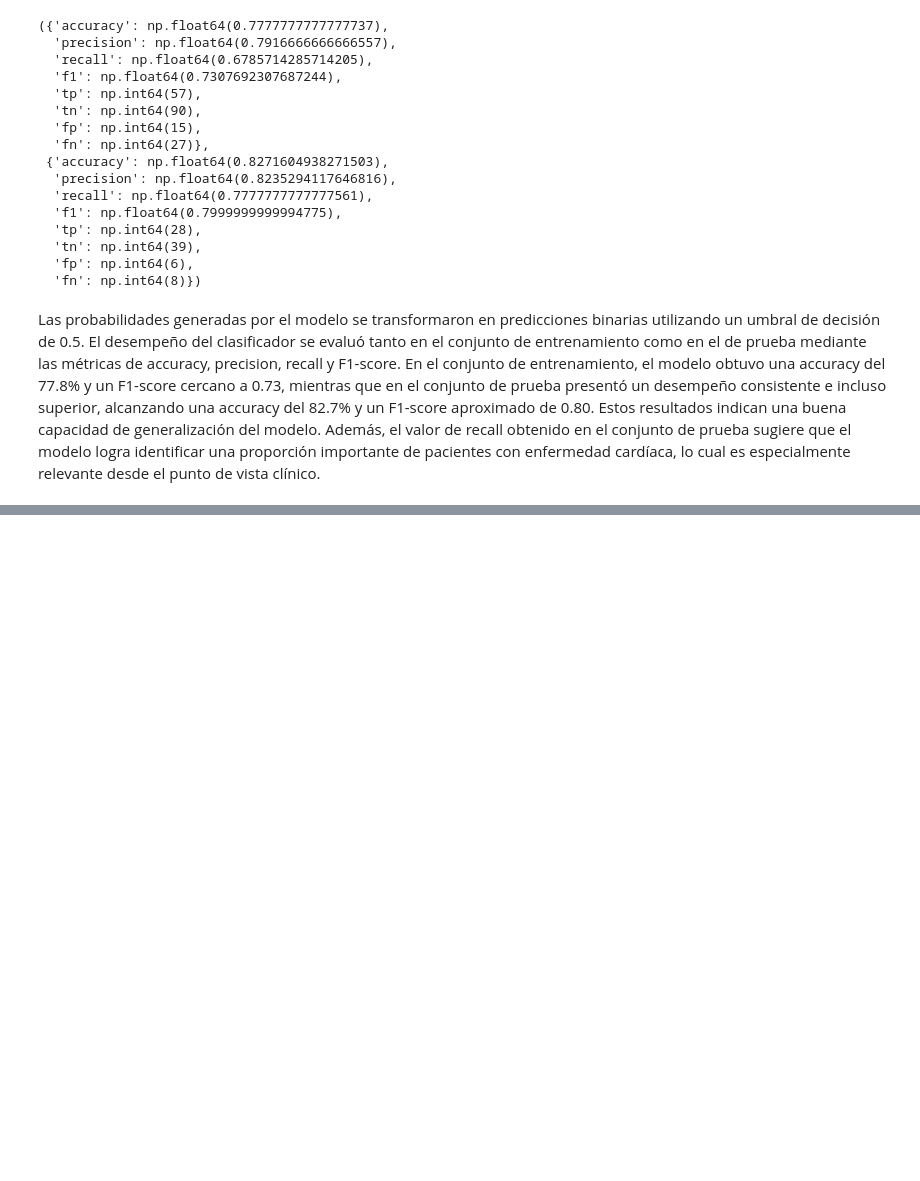
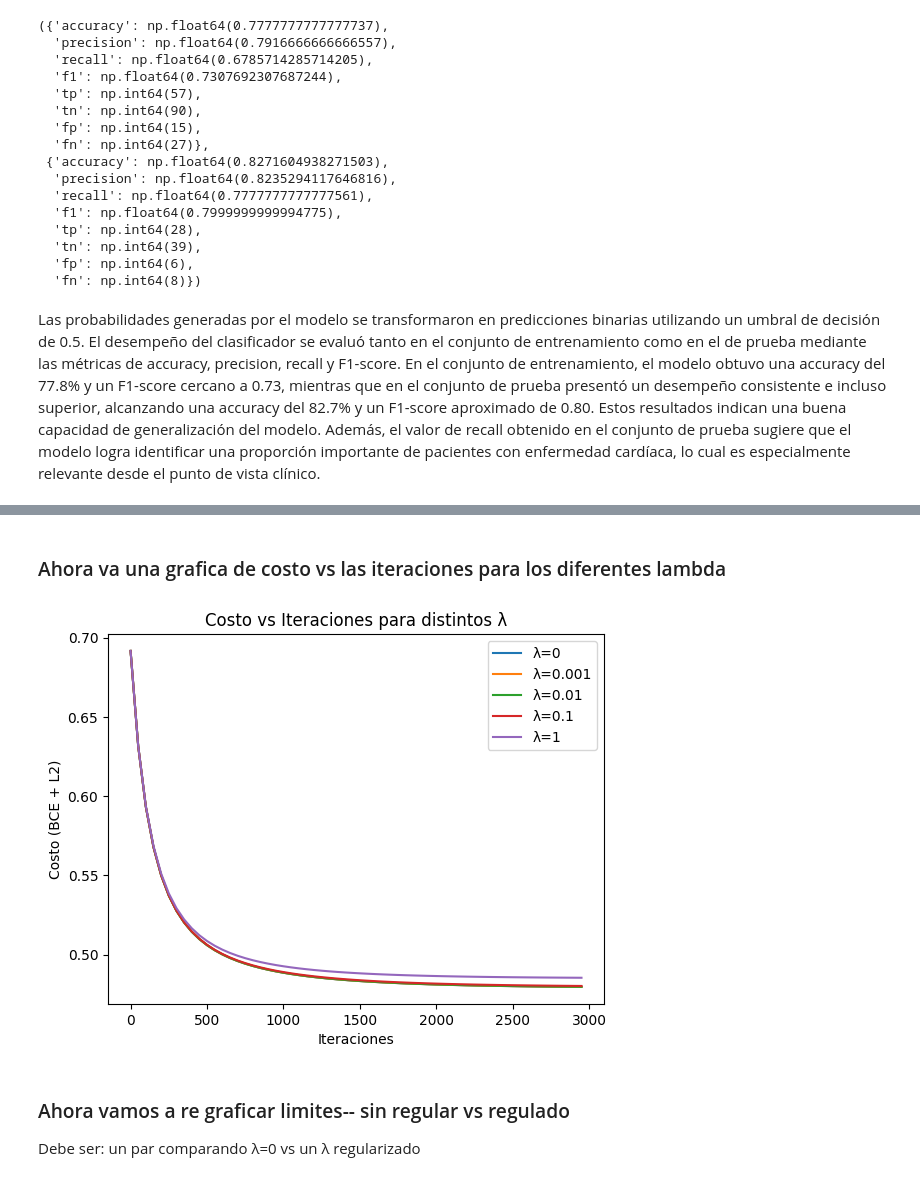
Before and after one commit to t0masespitia/Heart-Disease-Risk-Prediction-Logistic-Regression-Homework---Tomas-Espitia, a Jupyter notebook: heart_disease_lr_analysis.ipynb, the cells around one changed output, grey strips where cells are left out. Drawn from its saved outputs; the diff is of its cells as text; code cells hidden in the pictures; blank space fills up the shorter version.

```diff
--- a/heart_disease_lr_analysis.ipynb
+++ b/heart_disease_lr_analysis.ipynb
@@ -507,0 +654,31 @@ Las probabilidades generadas por el modelo se transformaron en predicciones bina
+# %%
+lambdas = [0, 0.001, 0.01, 0.1, 1]
+
+rows = []
+models = {}
+for lam in lambdas:
+    w_l, b_l, steps_l, costs_l = gradient_descent_l2(
+        X_train_norm, y_train, alpha=0.01, iters=3000, lam=lam
+    )
+
+    # Predicciones
+    yhat_tr = predict(X_train_norm, w_l, b_l, threshold=0.5)
+    yhat_te = predict(X_test_norm,  w_l, b_l, threshold=0.5)
+
+    # Métricas
+    mt_tr = classification_metrics(y_train, yhat_tr)
+    mt_te = classification_metrics(y_test,  yhat_te)
+
+    w_norm = float(np.linalg.norm(w_l))  # ||w||
+
+    rows.append({
+        "lambda": lam,
+        "train_acc": mt_tr["accuracy"],
+        "train_f1":  mt_tr["f1"],
+        "test_acc":  mt_te["accuracy"],
+        "test_f1":   mt_te["f1"],
+        "test_recall": mt_te["recall"],
+        "||w||": w_norm
+    })
+
+    models[lam] = (w_l, b_l, steps_l, costs_l)
@@ -507,0 +699,17 @@ Las probabilidades generadas por el modelo se transformaron en predicciones bina
+# %% [markdown]
+### Ahora va una grafica de costo vs las iteraciones para los diferentes lambda
+# %%
+for lam in lambdas:
+    w_l, b_l, steps_l, costs_l = models[lam]
+    plt.plot(steps_l, costs_l, label=f"λ={lam}")
+plt.xlabel("Iteraciones")
+plt.ylabel("Costo (BCE + L2)")
+plt.title("Costo vs Iteraciones para distintos λ")
+plt.legend()
+plt.show()
+# %% [output]
+[figure, added]
+# %% [markdown]
+### Ahora vamos a re graficar limites-- sin regular vs regulado
+Debe ser:
+un par comparando λ=0 vs un λ regularizado
```
Also changed, not shown: parts of 27 cells of this notebook, 2 other files.
